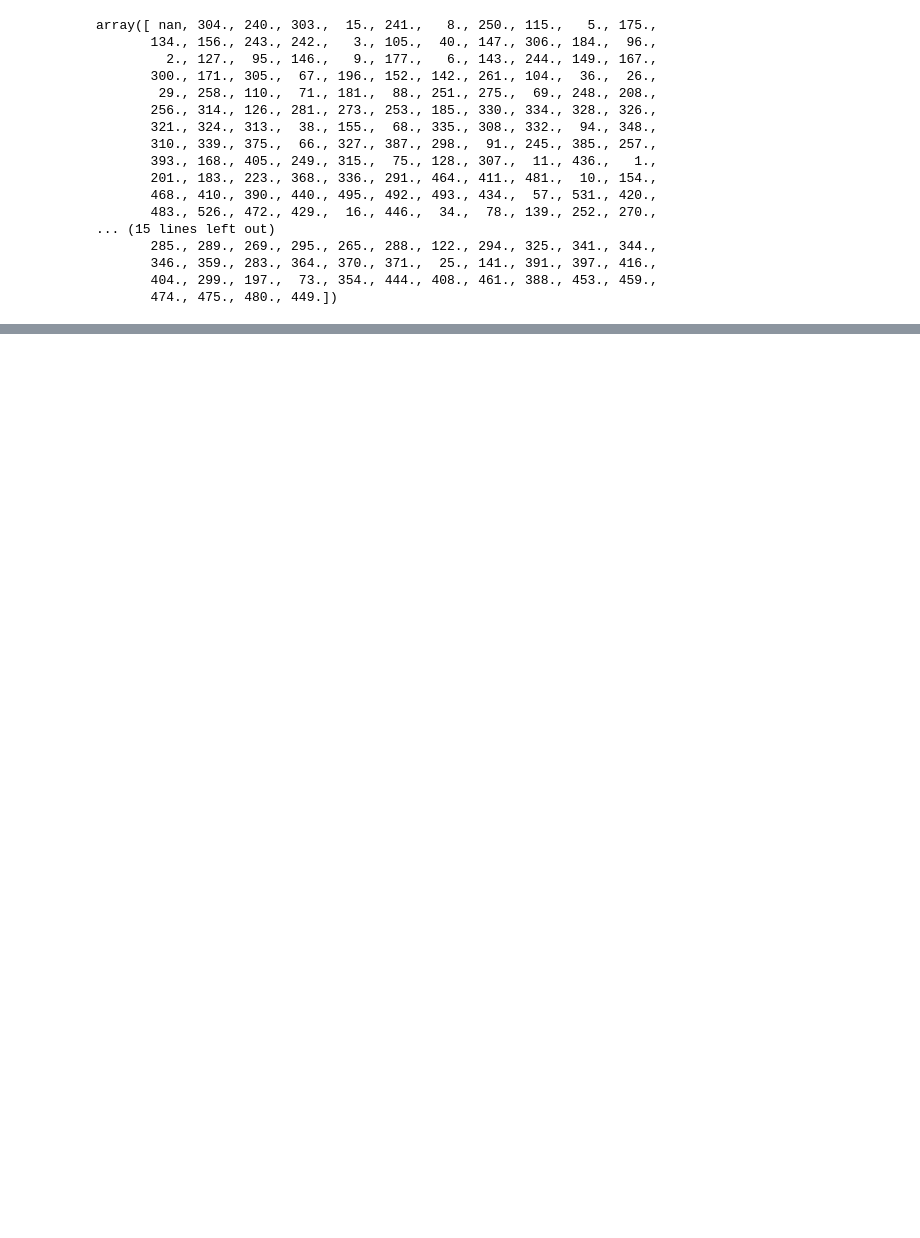
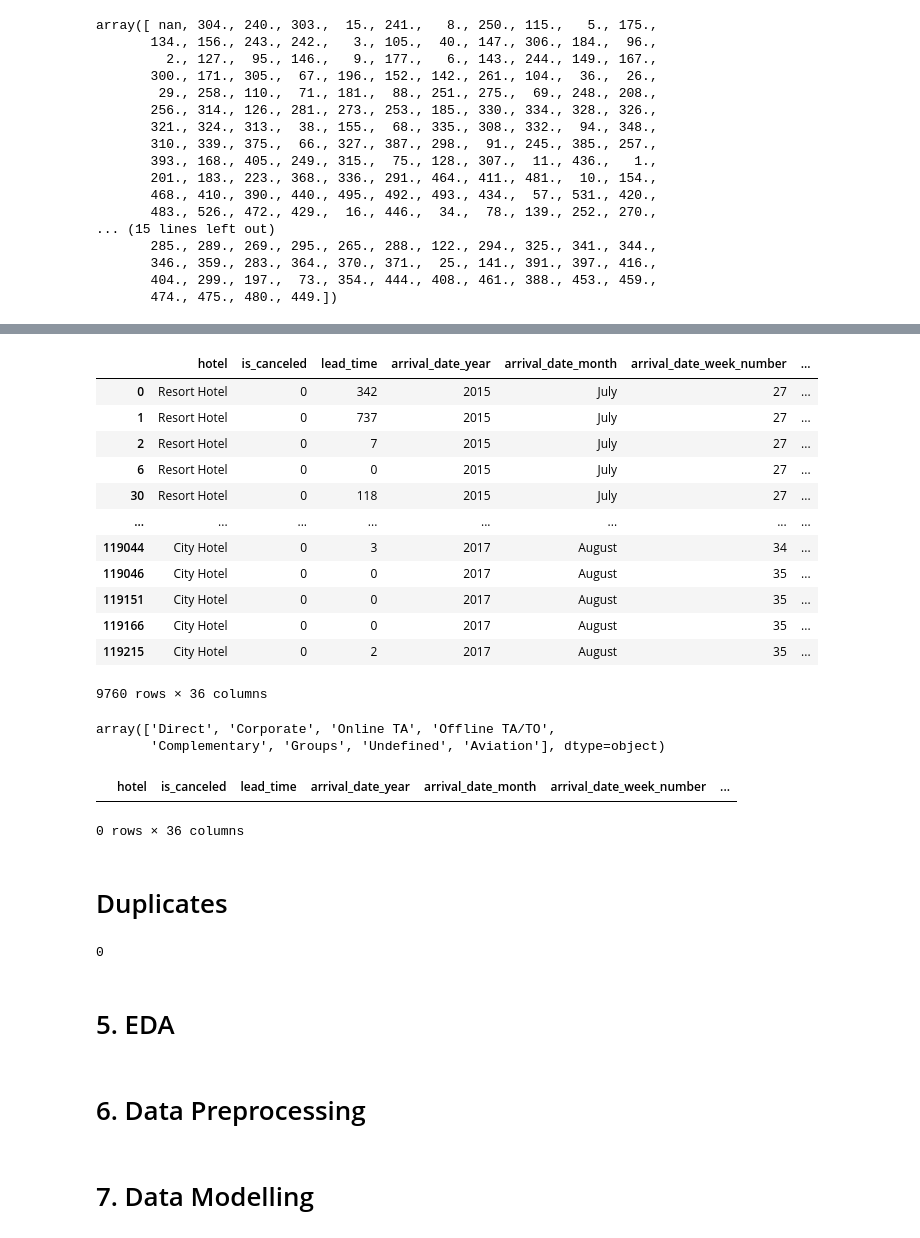
Before and after one commit to MuchiriKinyua/Hotel-booking-and-cancellation-system, a Jupyter notebook: Student.ipynb, the cells around one changed output, grey strips where cells are left out. Drawn from its saved outputs; the diff is of its cells as text; code cells hidden in the pictures; blank space fills up the shorter version.

```diff
--- a/Student.ipynb
+++ b/Student.ipynb
@@ -59,0 +292,38 @@ array([ nan, 304., 240., 303.,  15., 241.,   8., 250., 115.,   5., 175.,
+# %%
+hotel.loc[hotel["company"].isnull() & hotel["agent"].isnull()]
+# %% [output]
+|  | hotel | is_canceled | lead_time | arrival_date_year | arrival_date_month | arrival_date_week_number | ... |
+| 0 | Resort Hotel | 0 | 342 | 2015 | July | 27 | ... |
+| 1 | Resort Hotel | 0 | 737 | 2015 | July | 27 | ... |
+| 2 | Resort Hotel | 0 | 7 | 2015 | July | 27 | ... |
+| 6 | Resort Hotel | 0 | 0 | 2015 | July | 27 | ... |
+| 30 | Resort Hotel | 0 | 118 | 2015 | July | 27 | ... |
+| ... | ... | ... | ... | ... | ... | ... | ... |
+| 119044 | City Hotel | 0 | 3 | 2017 | August | 34 | ... |
+| 119046 | City Hotel | 0 | 0 | 2017 | August | 35 | ... |
+| 119151 | City Hotel | 0 | 0 | 2017 | August | 35 | ... |
+| 119166 | City Hotel | 0 | 0 | 2017 | August | 35 | ... |
+| 119215 | City Hotel | 0 | 2 | 2017 | August | 35 | ... |
+9760 rows × 36 columns
+# %%
+hotel["market_segment"].unique()
+# %% [output]
+array(['Direct', 'Corporate', 'Online TA', 'Offline TA/TO',
+       'Complementary', 'Groups', 'Undefined', 'Aviation'], dtype=object)
+# %%
+hotel.loc[hotel["country"].isnull() & hotel["market_segment"].isnull()]
+# %% [output]
+|  | hotel | is_canceled | lead_time | arrival_date_year | arrival_date_month | arrival_date_week_number | ... |
+0 rows × 36 columns
+# %% [markdown]
+# Duplicates
+# %%
+hotel.duplicated().sum()
+# %% [output]
+0
+# %% [markdown]
+# 5. EDA
+# %% [markdown]
+# 6. Data Preprocessing
+# %% [markdown]
+# 7. Data Modelling
```
Also changed, not shown: parts of 35 cells of this notebook.
